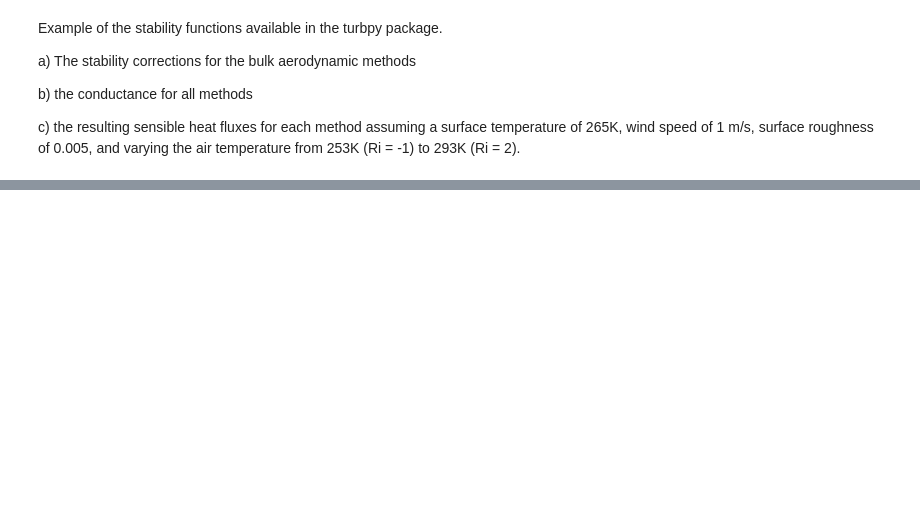
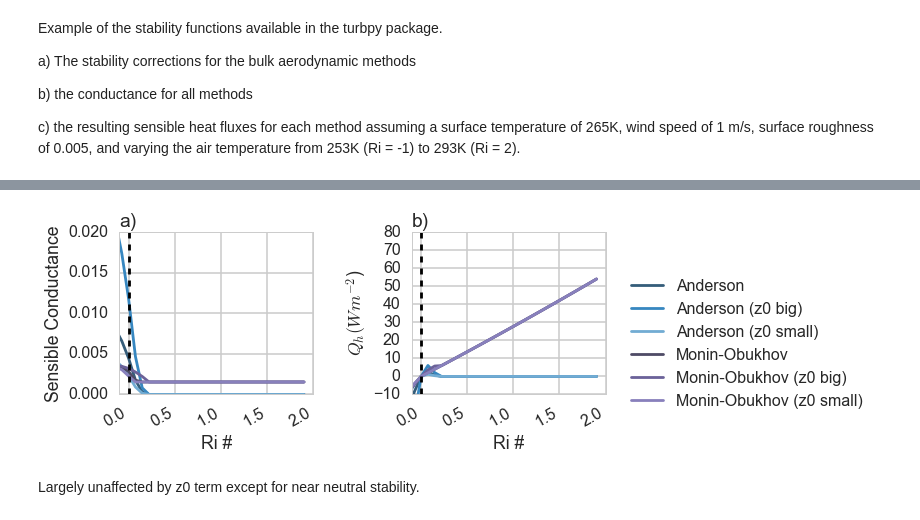
Before and after one commit to klapo/TurbulenceFeedbacks, a Jupyter notebook: TF.turbpyDemonstration.ipynb, the cells around one changed output, grey strips where cells are left out. Cells and saved outputs as stored; diff of their text form; code cells hidden in the pictures; blank space fills up the shorter version.

```diff
--- a/TF.turbpyDemonstration.ipynb
+++ b/TF.turbpyDemonstration.ipynb
@@ -171,0 +460,50 @@ surface roughness of 0.005, and varying the air temperature from 253K (Ri = -1)
+# %%
+fig, axes = plt.subplots(1, 2, figsize=(8.5, 3.5))
+axes = axes.flatten()
+
+Qmax = 80
+Qmin = -10
+RiMax = 2
+RiMin = -0.1
+
+# b) Conductance
+ax = axes[0]
+for stab, stabTitle in zip(ixStabilityZ0, ixStabilityZ0Titles):
+    ax.plot(RiBulk, conductanceSensible[stabTitle],
+            label=stabTitle, color=colr[stabTitle])
+ax.plot([0, 0], [0., 0.02], 'k--')
+ax.set_ylim(0,0.02)
+ax.set_xlim(RiMin, RiMax)
+ax.set_ylabel('Sensible Conductance')
+ax.set_xlabel('Ri #')
+ax.set_title('a)', loc='left')
+
+# c) Sensible Heat Flux
+# Plotting parameters
+
+
+# Bulk Richardson number
+RiBulk,_,_ = turbpy.bulkRichardson(airTemp,sfcTemp,windspd,mHeight)
+ax = axes[1]
+
+for stab, stabTitle in zip(ixStabilityZ0, ixStabilityZ0Titles):
+    ax.plot(RiBulk, senHeatGround[stabTitle],
+            color=colr[stabTitle], label=stabTitle)
+ax.plot([0, 0], [Qmin, Qmax], 'k--')
+ax.set_ylim(Qmin, Qmax)
+ax.set_xlim(RiMin, RiMax)
+ax.set_xlabel('Ri #')
+ax.set_ylabel('$Q_h (Wm^{-2}$)')
+ax.set_title('b)', loc='left')
+lgd = ax.legend(bbox_to_anchor=(2.4, .8))
+
+# Final Formatting
+fig.tight_layout()
+fig.autofmt_xdate()
+os.chdir(dirPrint)
+fig.savefig('TF.OfflineTurb.varyZ0.Idealized.pdf', bbox_extra_artists=(lgd,), bbox_inches='tight')
+fig.savefig('TF.OfflineTurb.vzryZ0.Idealized.png', bbox_extra_artists=(lgd,), bbox_inches='tight')
+# %% [output]
+[figure, added]
+# %% [markdown]
+Largely unaffected by z0 term except for near neutral stability.
```
Also changed, not shown: parts of 13 cells of this notebook.
